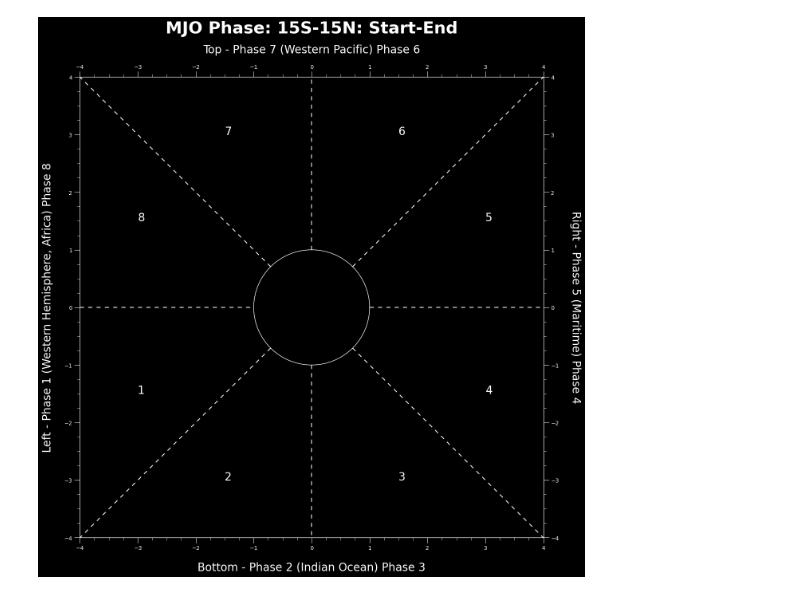
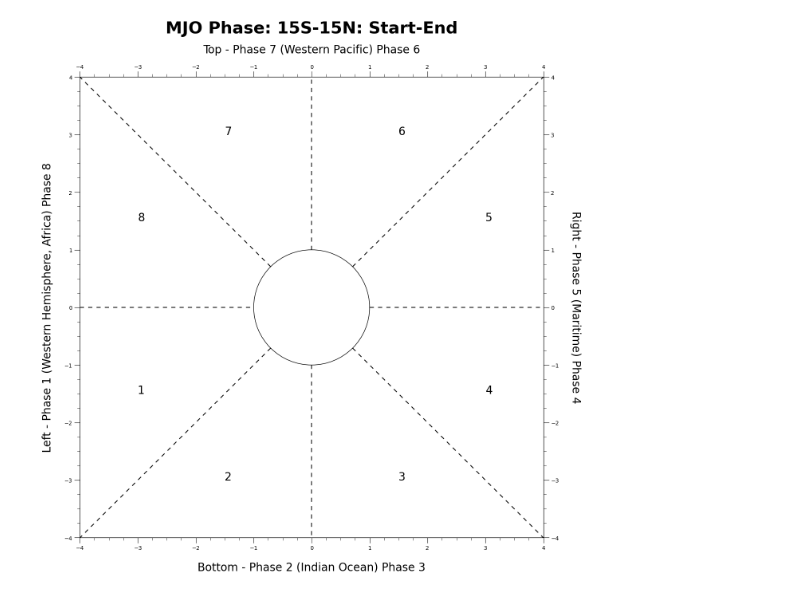
Before and after one commit to cyschneck/geocat-research, a Jupyter notebook: mjo/mjo_phase_background.ipynb, the cells around one changed output. Drawn from its saved outputs; the diff is of its cells as text; code cells hidden in the pictures.

```diff
--- a/mjo/mjo_phase_background.ipynb
+++ b/mjo/mjo_phase_background.ipynb
@@ -153,6 +153,6 @@ def mjo_basemap(is_darkmode=False, start_date="Start", end_date="End"):
 
     plt.show()
 # %%
-mjo_basemap(is_darkmode=True)
+mjo_basemap(is_darkmode=False)
 # %% [output]
-[figure, old version]
+[figure, new version]
```
Also changed, not shown: 2 other files.
